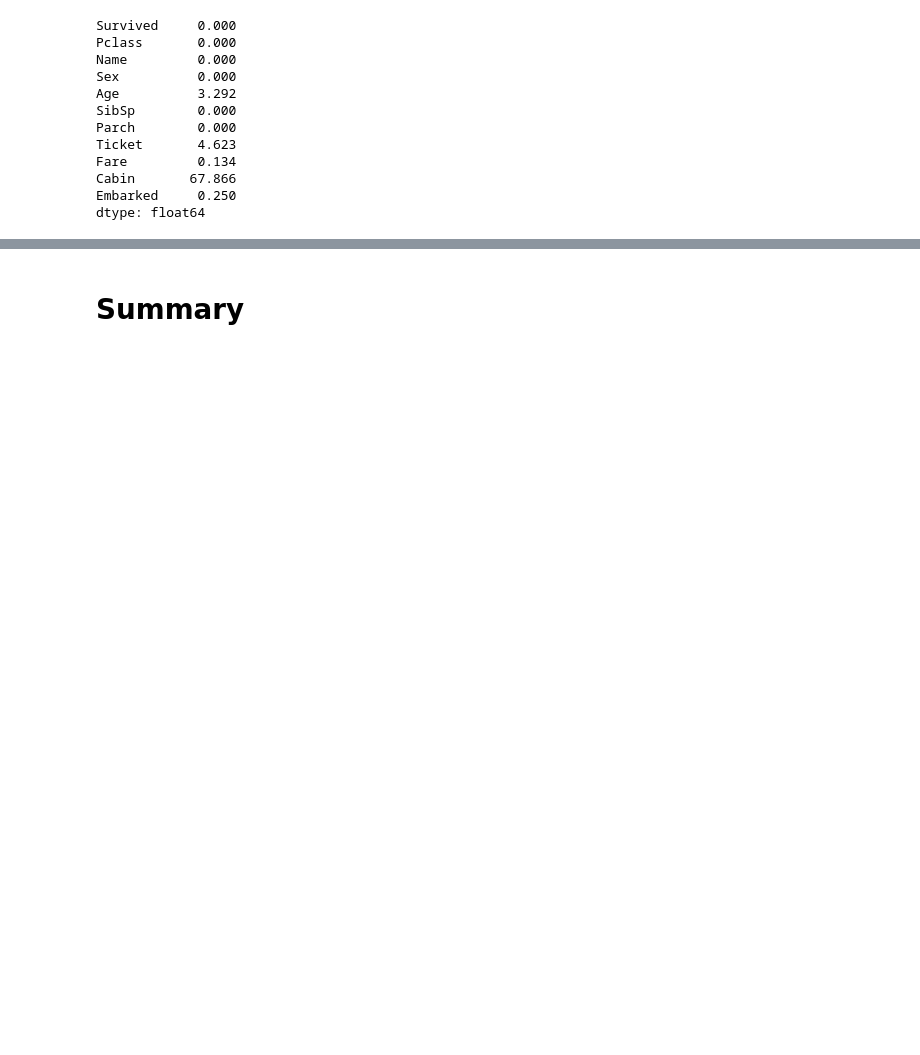
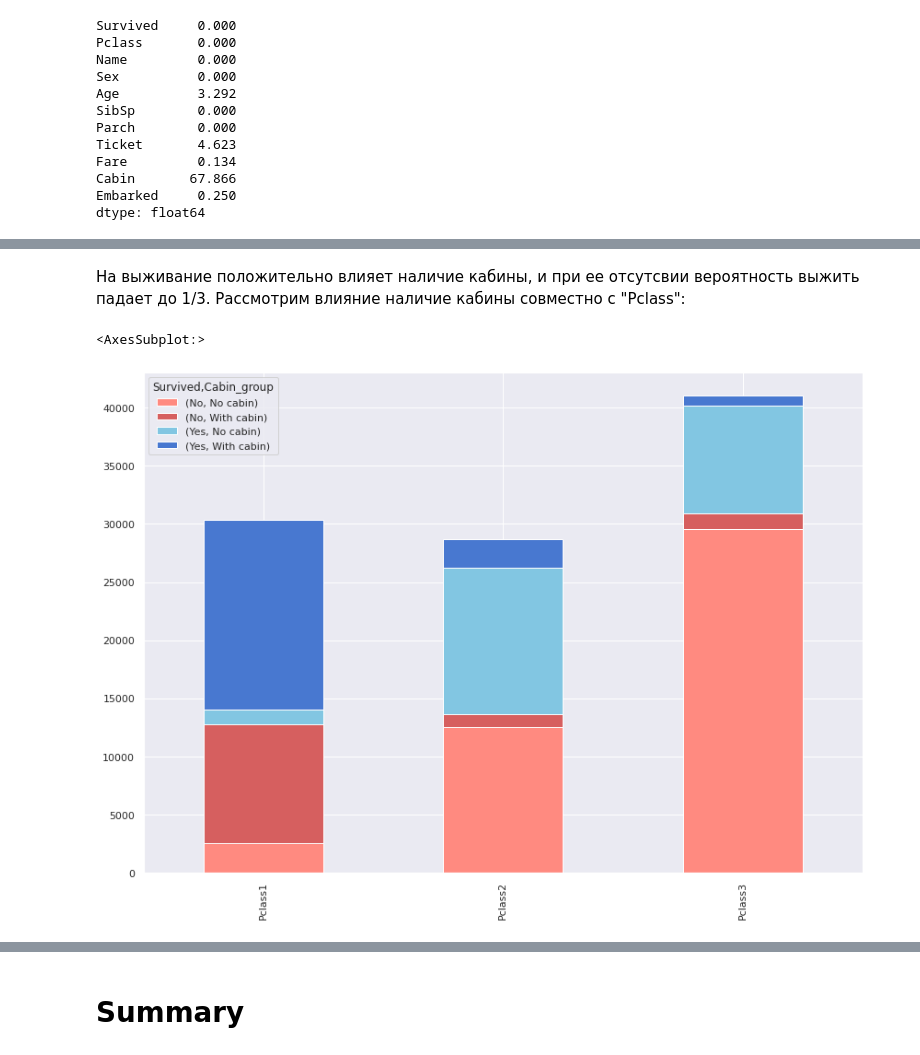
Before and after one commit to th0m45y3/emel, a Jupyter notebook: eda.ipynb, the cells around one changed output, grey strips where cells are left out. Cells and saved outputs as stored; diff of their text form; code cells hidden in the pictures; blank space fills up the shorter version.

```diff
--- a/eda.ipynb
+++ b/eda.ipynb
@@ -115,0 +163,11 @@ titanic_data
+# %% [markdown]
+На выживание положительно влияет наличие кабины, и при ее отсутсвии вероятность выжить падает до 1/3. Рассмотрим влияние наличие кабины совместно с "Pclass":
+# %%
+df = pd.DataFrame()
+df['Pclass1'] = titanic_data[titanic_data.Pclass == '1st'].loc[:, ['Cabin_group', 'Pclass', 'Survived']].groupby(['Survived', 'Cabin_group']).count()
+df['Pclass2'] = titanic_data[titanic_data.Pclass == '2nd'].loc[:, ['Cabin_group', 'Pclass', 'Survived']].groupby(['Survived', 'Cabin_group']).count()
+df['Pclass3'] = titanic_data[titanic_data.Pclass == '3rd'].loc[:, ['Cabin_group', 'Pclass', 'Survived']].groupby(['Survived', 'Cabin_group']).count()
+df.T.plot(kind='bar', stacked=True, color=['#FF8A80', '#D65F5F', '#82C6E2', '#4878D0'], figsize=(14,10))
+# %% [output]
+<AxesSubplot:>
+[figure, added]
```
Also changed, not shown: parts of 26 cells of this notebook.
